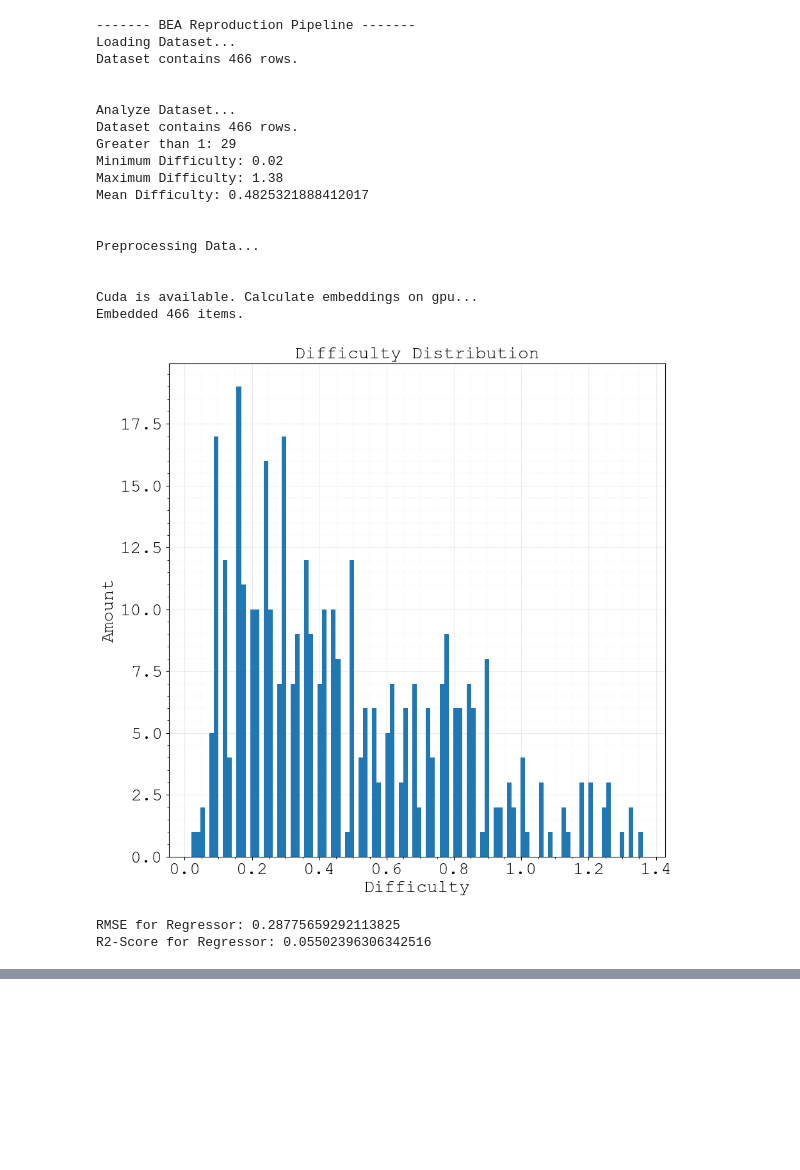
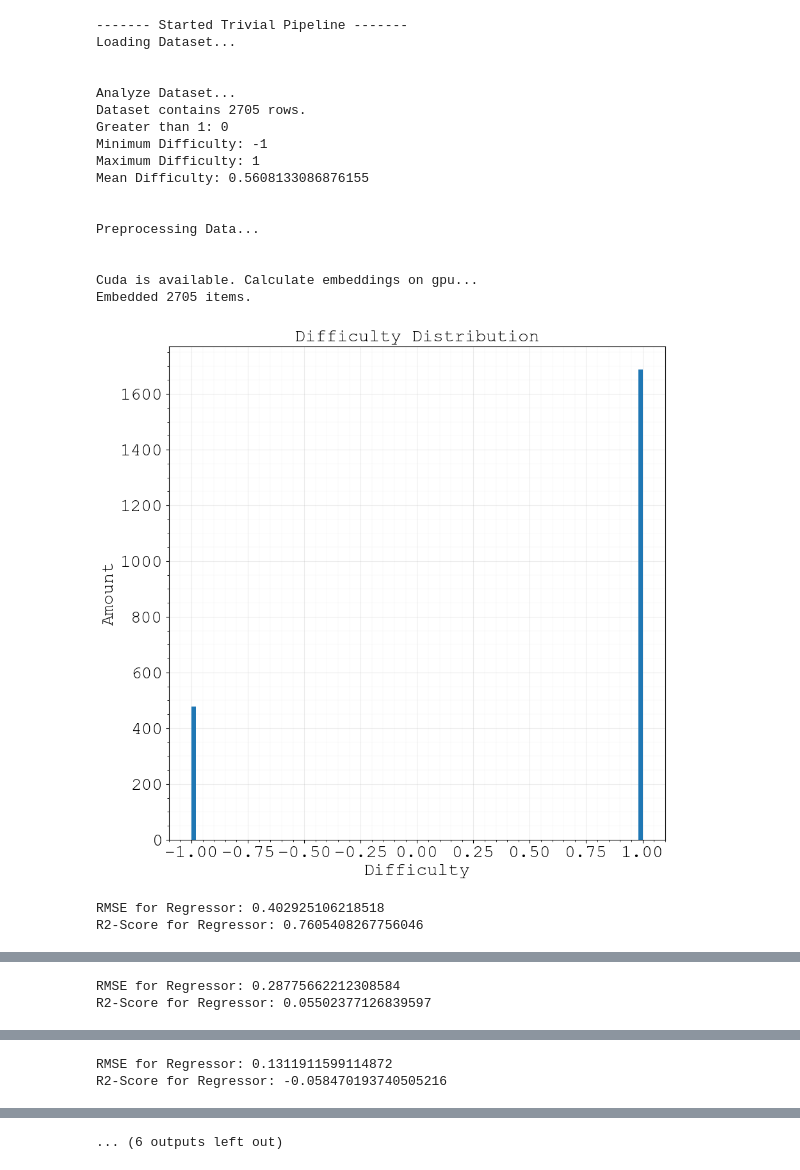
Before and after one commit to FarbKlexx/embedding-difficulty-estimation, a Jupyter notebook: main.ipynb, the cells around one changed output, grey strips where cells are left out. Saved outputs shown, nothing was run; the diff lists cells and outputs as text; code cells hidden in the pictures; blank space fills up the shorter version.

```diff
--- a/main.ipynb
+++ b/main.ipynb
@@ -1,39 +1,38 @@
 # %%
 from pipelines import bea_reproduction, trivial, math, language
 
 TEMP_TASK_BEA = 'Given a multiple choice question from the United States Medical Licensing Examination, estimate the difficulty on a scale from 0 (very hard) to 1.5 (very easy).'
 TEMP_TASK_TRIVIAL = 'Given a multiple choice question, estimate the difficulty on a scale from -1 (very easy) to 1 (very hard).'
 TEMP_TASK_MATH = 'Given a multiple choice question from a math exam, estimate the difficulty on a scale from 0 (very easy) to 1 (very hard).'
 TEMP_TASK_LANGUAGE = 'Given a word to translate, estimate the difficulty on a scale from 0 (very hard) to 1 (very easy).'
 
 def main():
-    # trivial(TEMP_TASK_TRIVIAL)
+    trivial(TEMP_TASK_TRIVIAL)
     bea_reproduction(TEMP_TASK_BEA)
-    # math(TEMP_TASK_MATH)
-    # language(TEMP_TASK_LANGUAGE)
+    math(TEMP_TASK_MATH)
+    language(TEMP_TASK_LANGUAGE)
     return
 
 if __name__ == "__main__":
     main()
 # %% [output]
-------- BEA Reproduction Pipeline -------
+------- Started Trivial Pipeline -------
 Loading Dataset...
-Dataset contains 466 rows.
 
 
 Analyze Dataset...
-Dataset contains 466 rows.
-Greater than 1: 29
-Minimum Difficulty: 0.02
-Maximum Difficulty: 1.38
-Mean Difficulty: 0.4825321888412017
+Dataset contains 2705 rows.
+Greater than 1: 0
+Minimum Difficulty: -1
+Maximum Difficulty: 1
+Mean Difficulty: 0.5608133086876155
 
 
 Preprocessing Data...
 
 
 Cuda is available. Calculate embeddings on gpu...
-Embedded 466 items.
+Embedded 2705 items.
-[figure, old version]
+[figure, new version]
-RMSE for Regressor: 0.28775659292113825
-R2-Score for Regressor: 0.05502396306342516
+RMSE for Regressor: 0.402925106218518
+R2-Score for Regressor: 0.7605408267756046
@@ -40,0 +59,2 @@ R2-Score for Regressor: 0.05502396306342516
+RMSE for Regressor: 0.28775662212308584
+R2-Score for Regressor: 0.05502377126839597
@@ -40,0 +78,2 @@ R2-Score for Regressor: 0.05502396306342516
+RMSE for Regressor: 0.1311911599114872
+R2-Score for Regressor: -0.058470193740505216
@@ -40,0 +81 @@ R2-Score for Regressor: 0.05502396306342516
+... (6 outputs left out)
```
Also changed, not shown: parts of 1 cell of this notebook, 4 other files.
